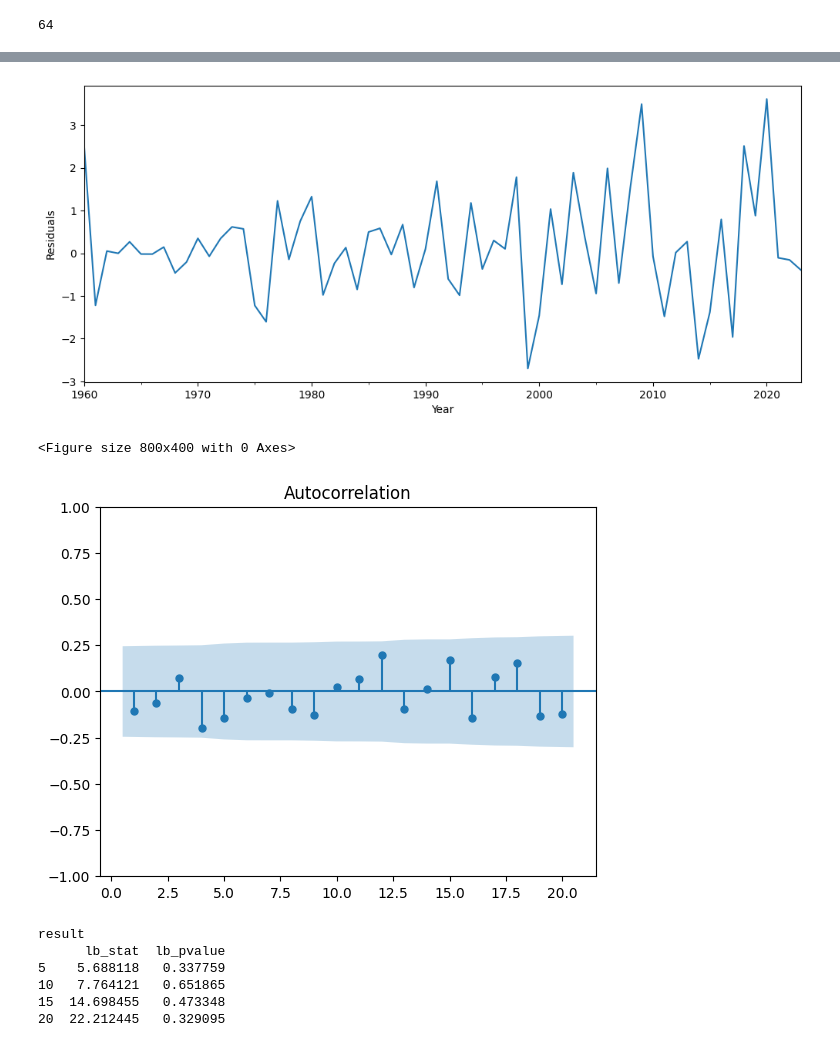
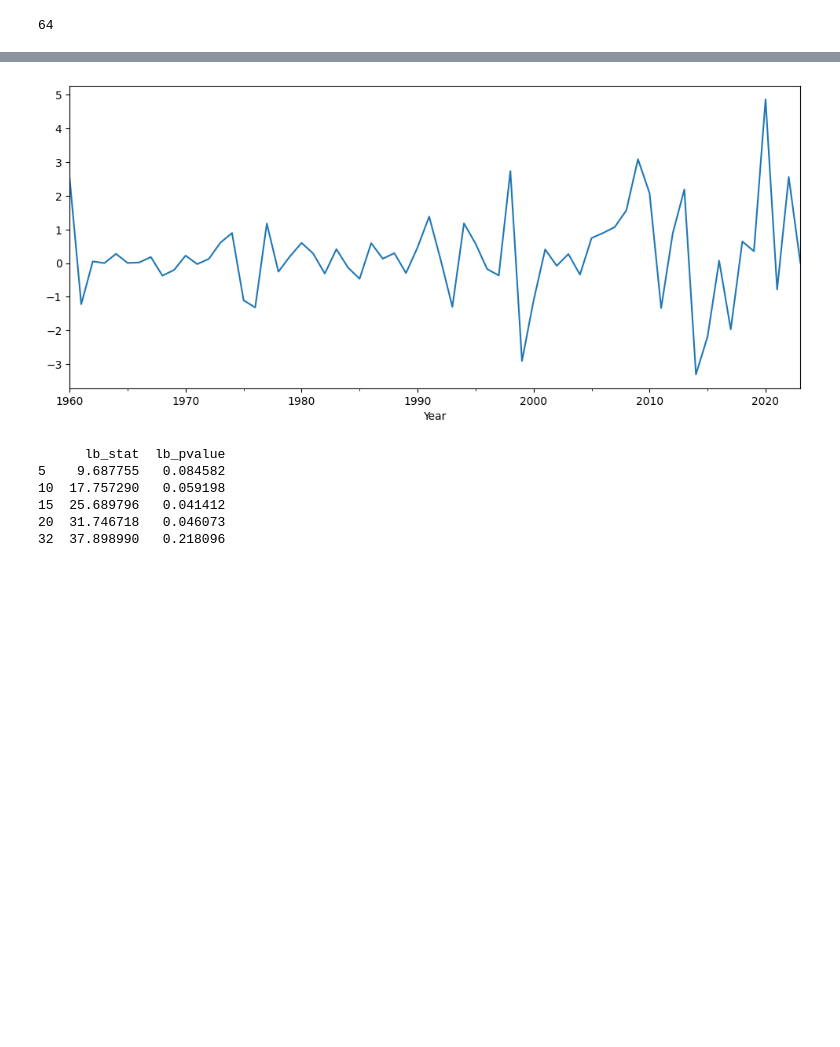
Before and after one commit to Lestonrego/Time-series, a Jupyter notebook: Time_Series.ipynb, the cells around one changed output, grey strips where cells are left out. Drawn from its saved outputs; the diff is of its cells as text; code cells hidden in the pictures; blank space fills up the shorter version.

```diff
--- a/Time_Series.ipynb
+++ b/Time_Series.ipynb
@@ -584,9 +574,8 @@ from statsmodels.tsa.arima.model import ARIMA
 # %%
 
 from statsmodels.tsa.arima.model import ARIMA
-
-model =ARIMA(cp,order=(1,2,4))
-res =model.fit()
+model=ARIMA(cp,order=(1,2,2))
+res=model.fit()
 print(res.summary())
 # %% [output]
                                        SARIMAX Results
@@ -609,28 +598,21 @@ Warnings:
 # %%
 
 from statsmodels.stats.diagnostic import acorr_ljungbox
-residuals = res.resid
+residuals=res.resid
 residuals.index = y.index[-len(residuals):]
 plt.figure(figsize=(12,5))
 residuals.plot()
-plt.xlabel("Year")
-plt.ylabel("Residuals")
 plt.show()
-plt.figure(figsize=(8,4))
-plot_acf(residuals,lags=20,zero=False)
-plt.show()
-lb=acorr_ljungbox(residuals.dropna(), lags=[5,10,15,20],return_df=True)
-print("result")
+lb=acorr_ljungbox(residuals.dropna(), lags=[5,10,15,20,32],return_df=True)
+
 print(lb)
 # %% [output]
-[figure, old version]
+[figure, new version]
-<Figure size 800x400 with 0 Axes>
+      lb_stat  lb_pvalue
+5    9.687755   0.084582
+10  17.757290   0.059198
+15  25.689796   0.041412
+20  31.746718   0.046073
+32  37.898990   0.218096
-[figure, removed]
-result
-      lb_stat  lb_pvalue
-5    5.688118   0.337759
-10   7.764121   0.651865
-15  14.698455   0.473348
-20  22.212445   0.329095
 # %%
 from sklearn.model_selection import train_test_split
```
Also changed, not shown: parts of 15 cells of this notebook.
